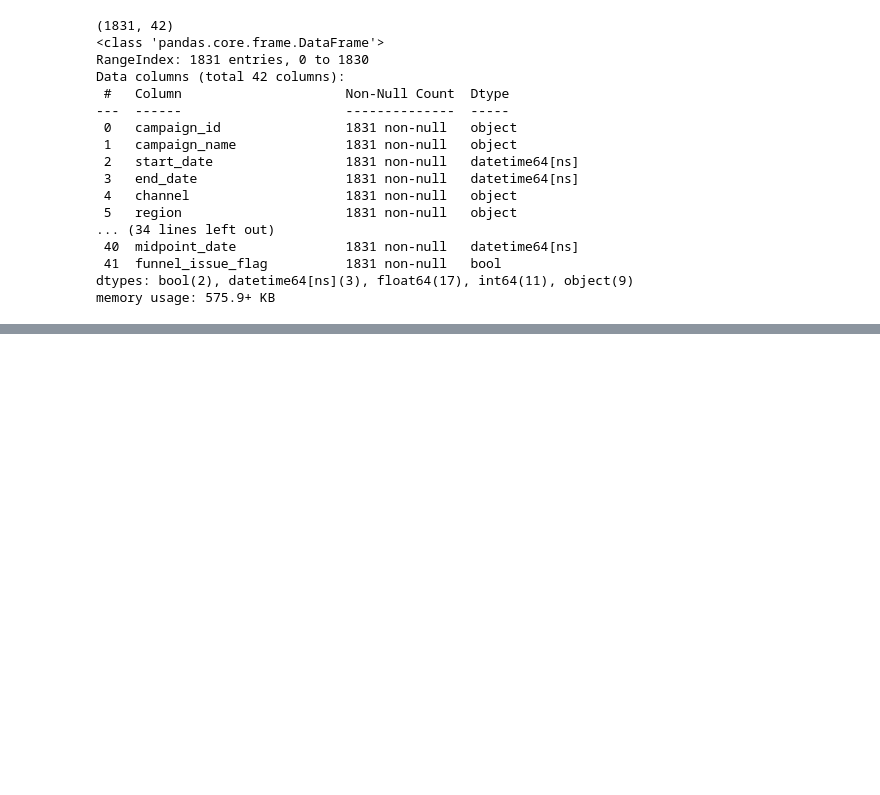
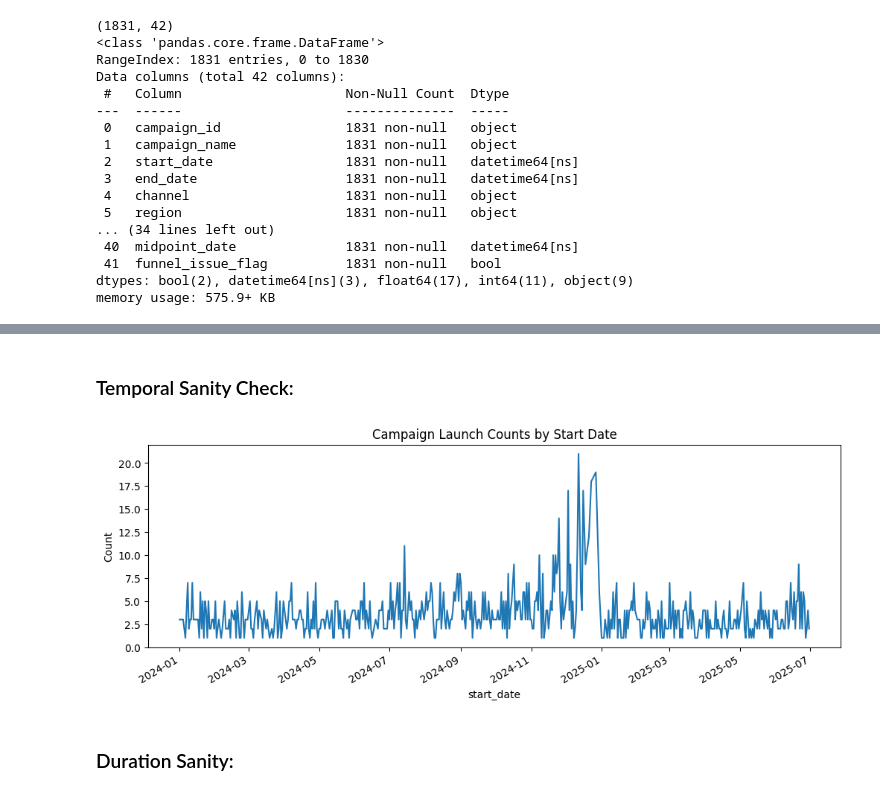
Before and after one commit to Playful-Cloud/Marketing_Campaign_Analysis_and_Optimization, a Jupyter notebook: notebooks/05_EDA.ipynb, the cells around one changed output, grey strips where cells are left out. Drawn from its saved outputs; the diff is of its cells as text; code cells hidden in the pictures; blank space fills up the shorter version.

```diff
--- a/notebooks/05_EDA.ipynb
+++ b/notebooks/05_EDA.ipynb
@@ -544,0 +668,33 @@ memory usage: 575.9+ KB
+# %% [markdown]
+### Temporal Sanity Check:
+# %%
+# Temporal Sanity Check:
+
+# Daily activity counts (or weekly for aggregation)
+daily_counts = df.groupby('start_date').size() # counts campaighns starts on each date explicitly
+daily_counts.describe() # stats command that mean campaigns per day,nim & max launches and distri spread
+
+
+# Optionally visualize spikes/drops
+plt.figure(figsize=(12,4))
+daily_counts.plot()
+
+plt.title("Campaign Launch Counts by Start Date")
+plt.ylabel("Count")
+
+plt.show()
+
+# addressing date trends assumptions of the data set (i trust this dataset enough to learn from it)
+# No extended temporal gaps observed, date coverage is continuous
+    # no gaps / no missing date
+    # No abnormal clustering suggesting duplicated campaign records
+    # No silent aggregation errors
+    # data is aggregated from start_date not parsed from early months and dense months conserving authenticity
+# Expected seasonal spike observed during late Q4 / early Q1.
+# dataset is from april 2024 to July 2025
+# temporal: the data behaves like time actualy happened and it flows accordinly based on the reality of normal human behavior
+# behavior of the dataset specialy the sharp spike during holidays then drop back o baseline and stabilized is noy suspicioss thus realistic and true
+
+# THIS MEANS: I can trust downstream EDA and modeling to not be time-corrupted.
+# %% [output]
+[figure, added]
@@ -544,0 +708,2 @@ memory usage: 575.9+ KB
+# %% [markdown]
+### Duration Sanity:
```
Also changed, not shown: parts of 13 cells of this notebook.
